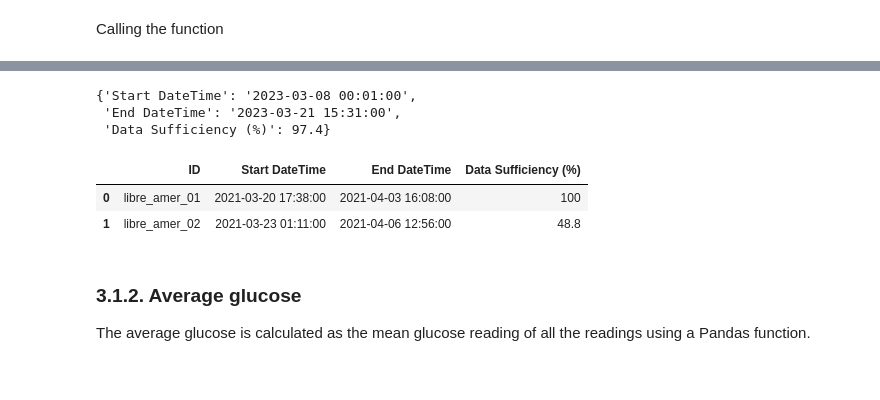
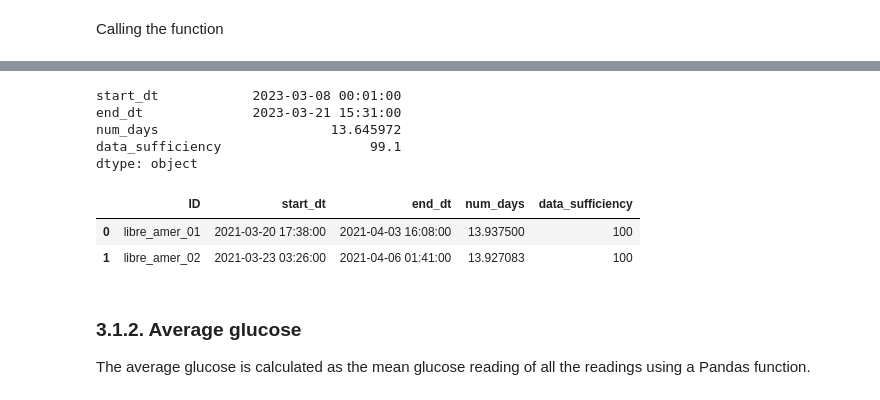
Before and after one commit to cafoala/diametrics, a Jupyter notebook: examples/3_metrics_demo.ipynb, the cells around one changed output, grey strips where cells are left out. Cells and saved outputs as stored; diff of their text form; code cells hidden in the pictures.

```diff
--- a/examples/3_metrics_demo.ipynb
+++ b/examples/3_metrics_demo.ipynb
@@ -56,15 +74,17 @@ Calling the function
 # %%
-metrics.data_sufficiency(dxcm2_transformed)
+metrics.data_sufficiency(dxcm2_transformed, gap_size=5)
 # %% [output]
-{'Start DateTime': '2023-03-08 00:01:00',
- 'End DateTime': '2023-03-21 15:31:00',
- 'Data Sufficiency (%)': 97.4}
+start_dt            2023-03-08 00:01:00
+end_dt              2023-03-21 15:31:00
+num_days                      13.645972
+data_sufficiency                   99.1
+dtype: object
 # %%
-metrics.data_sufficiency(libre_data)
+metrics.data_sufficiency(libre_data, gap_size=15)
 # %% [output]
-|  | ID | Start DateTime | End DateTime | Data Sufficiency (%) |
-| 0 | libre_amer_01 | 2021-03-20 17:38:00 | 2021-04-03 16:08:00 | 100 |
-| 1 | libre_amer_02 | 2021-03-23 01:11:00 | 2021-04-06 12:56:00 | 48.8 |
+|  | ID | start_dt | end_dt | num_days | data_sufficiency |
+| 0 | libre_amer_01 | 2021-03-20 17:38:00 | 2021-04-03 16:08:00 | 13.937500 | 100 |
+| 1 | libre_amer_02 | 2021-03-23 03:26:00 | 2021-04-06 01:41:00 | 13.927083 | 100 |
 # %% [markdown]
 ### 3.1.2. Average glucose
 The average glucose is calculated as the mean glucose reading of all the readings using a Pandas function.
```
Also changed, not shown: parts of 25 cells of this notebook, 2 other files.
